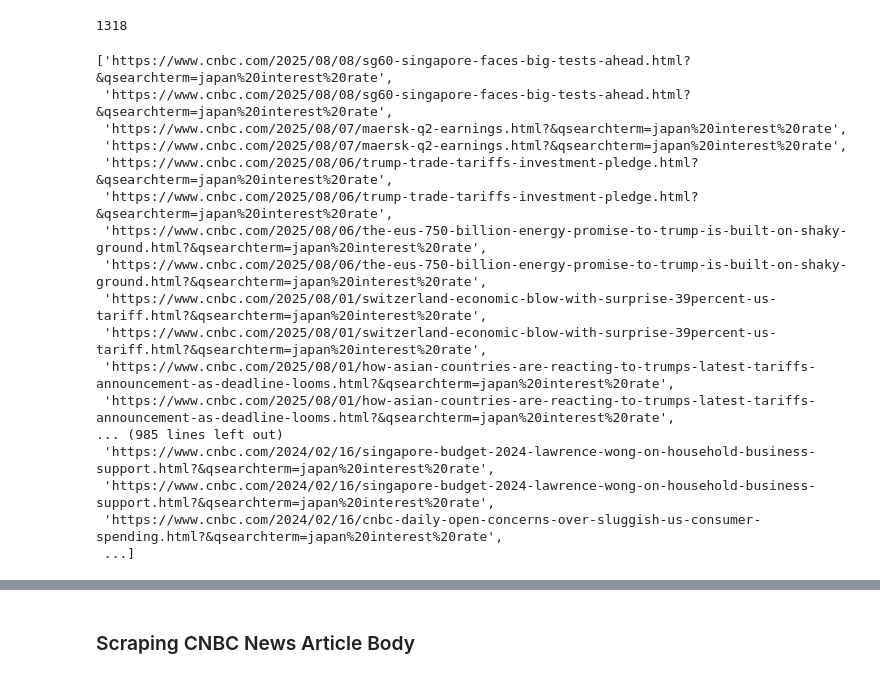
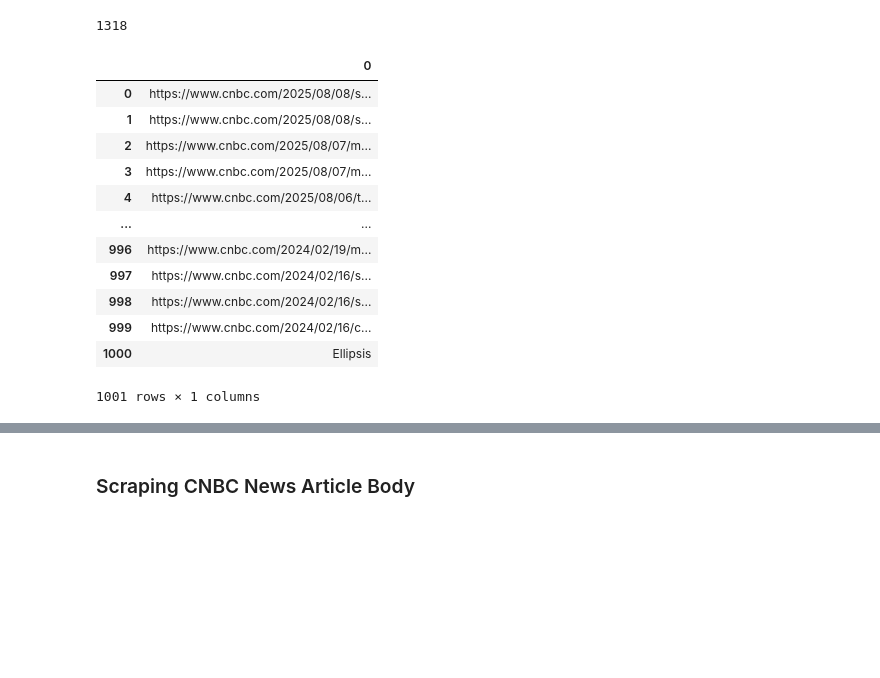
Before and after one commit to ejung2017/PythonProject, a Jupyter notebook: stock_analysis/articlescraping.ipynb, the cells around one changed output, grey strips where cells are left out. Drawn from its saved outputs; the diff is of its cells as text; code cells hidden in the pictures; blank space fills up the shorter version.

```diff
--- a/stock_analysis/articlescraping.ipynb
+++ b/stock_analysis/articlescraping.ipynb
@@ -487,29 +489,28 @@ len(cnbc_list)
 href_list = []
 for elem in cnbc_list:
     href_list.append(elem.get_attribute('href'))
-# %%
-href_list
-# %% [output]
-['https://www.cnbc.com/2025/08/08/sg60-singapore-faces-big-tests-ahead.html?&qsearchterm=japan%20interest%20rate',
- 'https://www.cnbc.com/2025/08/08/sg60-singapore-faces-big-tests-ahead.html?&qsearchterm=japan%20interest%20rate',
- 'https://www.cnbc.com/2025/08/07/maersk-q2-earnings.html?&qsearchterm=japan%20interest%20rate',
- 'https://www.cnbc.com/2025/08/07/maersk-q2-earnings.html?&qsearchterm=japan%20interest%20rate',
- 'https://www.cnbc.com/2025/08/06/trump-trade-tariffs-investment-pledge.html?&qsearchterm=japan%20interest%20rate',
- 'https://www.cnbc.com/2025/08/06/trump-trade-tariffs-investment-pledge.html?&qsearchterm=japan%20interest%20rate',
- 'https://www.cnbc.com/2025/08/06/the-eus-750-billion-energy-promise-to-trump-is-built-on-shaky-ground.html?&qsearchterm=japan%20interest%20rate',
- 'https://www.cnbc.com/2025/08/06/the-eus-750-billion-energy-promise-to-trump-is-built-on-shaky-ground.html?&qsearchterm=japan%20interest%20rate',
- 'https://www.cnbc.com/2025/08/01/switzerland-economic-blow-with-surprise-39percent-us-tariff.html?&qsearchterm=japan%20interest%20rate',
- 'https://www.cnbc.com/2025/08/01/switzerland-economic-blow-with-surprise-39percent-us-tariff.html?&qsearchterm=japan%20interest%20rate',
- 'https://www.cnbc.com/2025/08/01/how-asian-countries-are-reacting-to-trumps-latest-tariffs-announcement-as-deadline-looms.html?&qsearchterm=japan%20interest%20rate',
- 'https://www.cnbc.com/2025/08/01/how-asian-countries-are-reacting-to-trumps-latest-tariffs-announcement-as-deadline-looms.html?&qsearchterm=japan%20interest%20rate',
-... (985 lines left out)
- 'https://www.cnbc.com/2024/02/16/singapore-budget-2024-lawrence-wong-on-household-business-support.html?&qsearchterm=japan%20interest%20rate',
- 'https://www.cnbc.com/2024/02/16/singapore-budget-2024-lawrence-wong-on-household-business-support.html?&qsearchterm=japan%20interest%20rate',
- 'https://www.cnbc.com/2024/02/16/cnbc-daily-open-concerns-over-sluggish-us-consumer-spending.html?&qsearchterm=japan%20interest%20rate',
- ...]
 # %%
 # Converting the results into a DataFrame
 cnbc_list = pd.DataFrame(href_list)
 
 # Saving into .csv
 cnbc_list.to_csv("cnbc_article_links.csv", index=False)
+# %%
+import pandas as pd
+
+href_list_pd = pd.read_csv("cnbc_article_links.csv")
+href_list_pd
+# %% [output]
+|  | 0 |
+| 0 | https://www.cnbc.com/2025/08/08/s... |
+| 1 | https://www.cnbc.com/2025/08/08/s... |
+| 2 | https://www.cnbc.com/2025/08/07/m... |
+| 3 | https://www.cnbc.com/2025/08/07/m... |
+| 4 | https://www.cnbc.com/2025/08/06/t... |
+| ... | ... |
+| 996 | https://www.cnbc.com/2024/02/19/m... |
+| 997 | https://www.cnbc.com/2024/02/16/s... |
+| 998 | https://www.cnbc.com/2024/02/16/s... |
+| 999 | https://www.cnbc.com/2024/02/16/c... |
+| 1000 | Ellipsis |
+1001 rows × 1 columns
```
Also changed, not shown: parts of 3 cells of this notebook.
